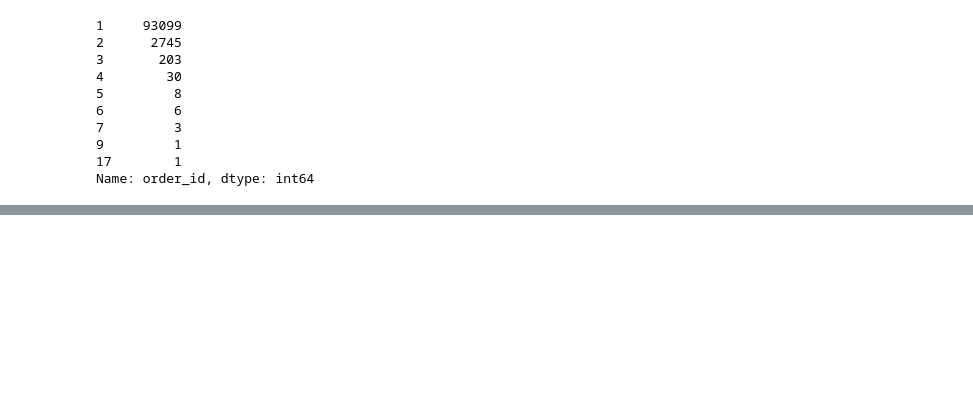
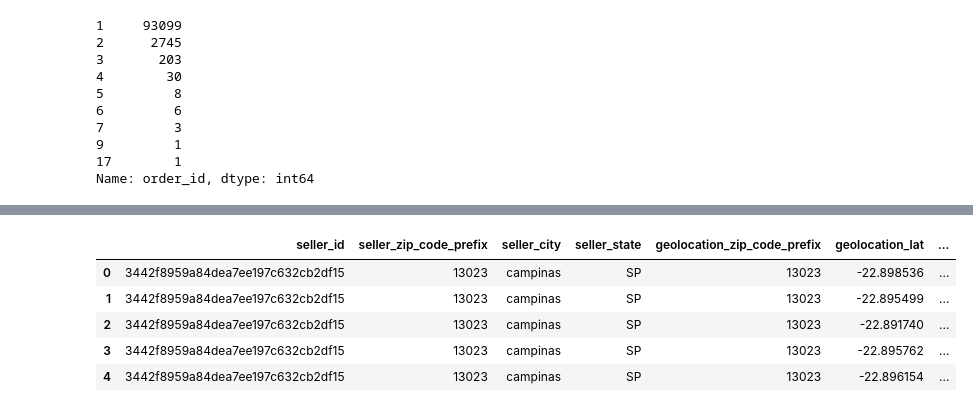
Before and after one commit to MaximeAlt/Brazilia, a Jupyter notebook: Merging test.ipynb, the cells around one changed output, grey strips where cells are left out. Cells and saved outputs as stored; diff of their text form; code cells hidden in the pictures; blank space fills up the shorter version.

```diff
--- a/Merging test.ipynb
+++ b/Merging test.ipynb
@@ -518,0 +541,15 @@ Name: order_id, dtype: int64
+# %%
+#les données géographiques sont trop volumineuse pour être integré dans le dataframe unique
+#geo_seller = geo.rename(columns={"geolocation_zip_code_prefix":"seller_zip_code_prefix",
+#                                 "geolocation_lat":"seller_lat",
+#                                 "geolocation_lng":'seller_lng',
+#                                 "geolocation_city": "seller_city",
+#                                 "geolocation_state":"seller_state"})
+#geo_customer = geo.rename(columns={"geolocation_zip_code_prefix":"customer_zip_code_prefix",
+#                                   "geolocation_lat":"customer_lat",
+#                                   "geolocation_lng":'customer_lng',
+#                                   "geolocation_city": "customer_city",
+#                                   "geolocation_state":"customer_state"})
+df_geo_seller = sellers.merge(geo, left_on ="seller_zip_code_prefix", right_on ='geolocation_zip_code_prefix', how ='inner')
+
+#df_geo_buyer = customer.merge(geo_customer, on ="customer_zip_code_prefix", how ='left')
@@ -518,0 +568,9 @@ Name: order_id, dtype: int64
+# %%
+df_geo_seller.head()
+# %% [output]
+|  | seller_id | seller_zip_code_prefix | seller_city | seller_state | geolocation_zip_code_prefix | geolocation_lat | ... |
+| 0 | 3442f8959a84dea7ee197c632cb2df15 | 13023 | campinas | SP | 13023 | -22.898536 | ... |
+| 1 | 3442f8959a84dea7ee197c632cb2df15 | 13023 | campinas | SP | 13023 | -22.895499 | ... |
+| 2 | 3442f8959a84dea7ee197c632cb2df15 | 13023 | campinas | SP | 13023 | -22.891740 | ... |
+| 3 | 3442f8959a84dea7ee197c632cb2df15 | 13023 | campinas | SP | 13023 | -22.895762 | ... |
+| 4 | 3442f8959a84dea7ee197c632cb2df15 | 13023 | campinas | SP | 13023 | -22.896154 | ... |
```
Also changed, not shown: parts of 15 cells of this notebook, 3 other files.
